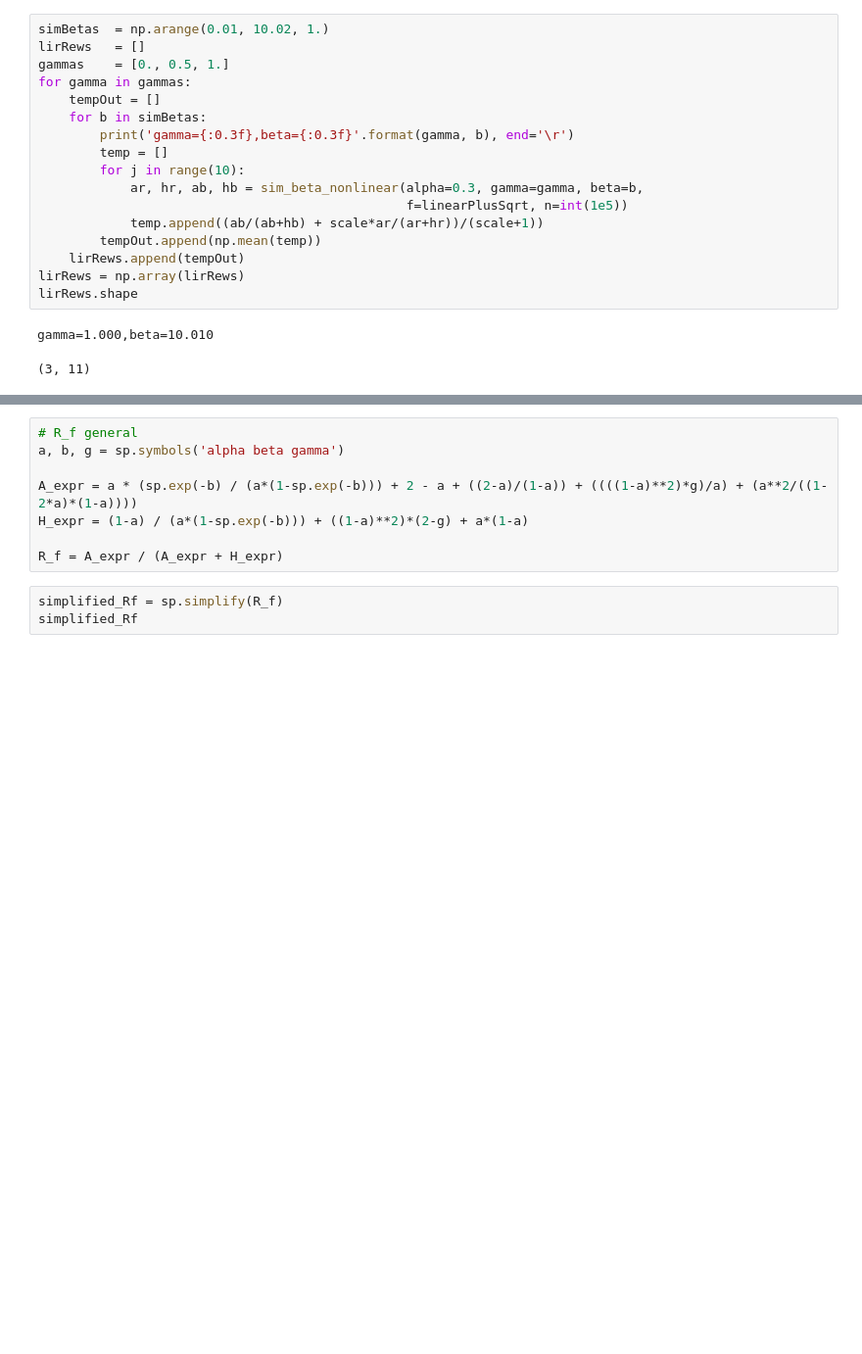
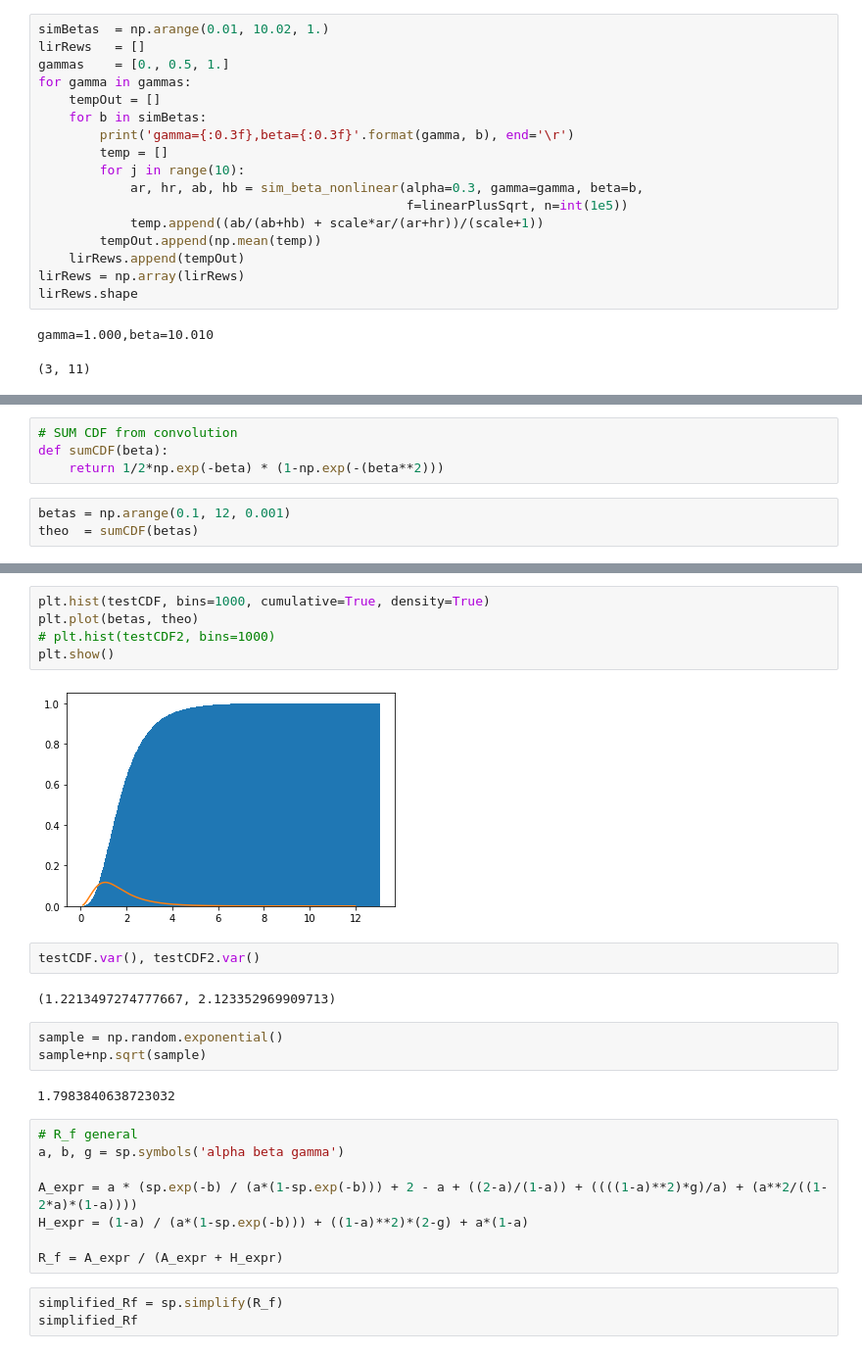
Before and after one commit to michaelneuder/opportunistic-mining, a Jupyter notebook: august2.ipynb, the cells around one changed output, grey strips where cells are left out. Shown at 98% size. Cells and saved outputs as stored; diff of their text form; blank space fills up the shorter version.

```diff
--- a/august2.ipynb
+++ b/august2.ipynb
@@ -432,0 +507,7 @@ plt.show()
+# %%
+# SUM CDF from convolution
+def sumCDF(beta):
+    return 1/2*np.exp(-beta) * (1-np.exp(-(beta**2)))
+# %%
+betas = np.arange(0.1, 12, 0.001)
+theo  = sumCDF(betas)
@@ -433,3 +525,19 @@ plt.show()
+# %%
+plt.hist(testCDF, bins=1000, cumulative=True, density=True)
+plt.plot(betas, theo)
+# plt.hist(testCDF2, bins=1000)
+plt.show()
+# %% [output]
+[figure, added]
+# %%
+testCDF.var(), testCDF2.var()
+# %% [output]
+(1.2213497274777667, 2.123352969909713)
+# %%
+sample = np.random.exponential()
+sample+np.sqrt(sample)
+# %% [output]
+1.7983840638723032
 # %%
 # R_f general
 a, b, g = sp.symbols('alpha beta gamma')
```
Also changed, not shown: parts of 11 cells of this notebook, 1 other file.
